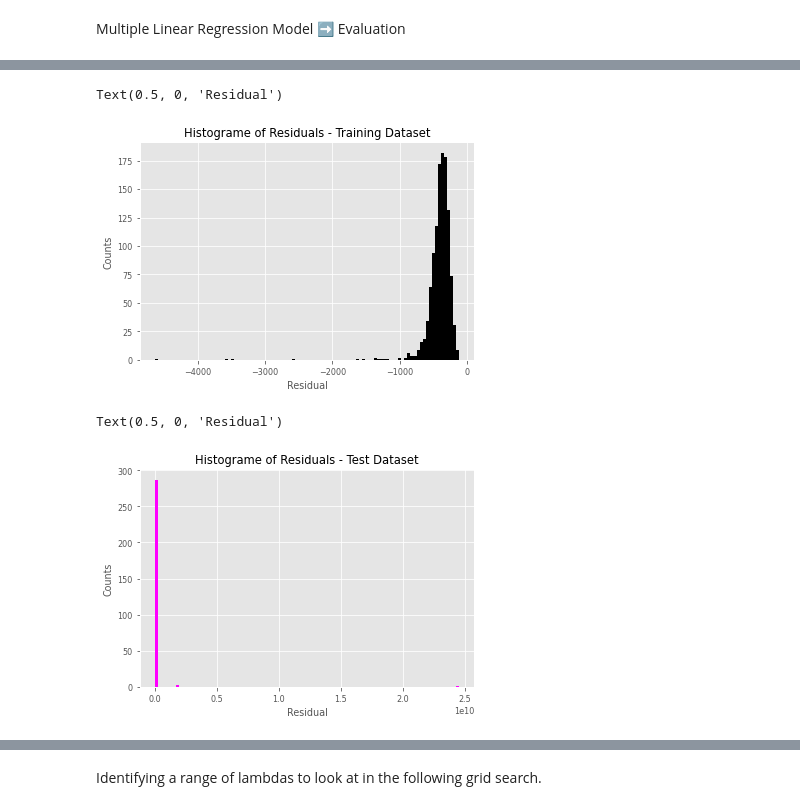
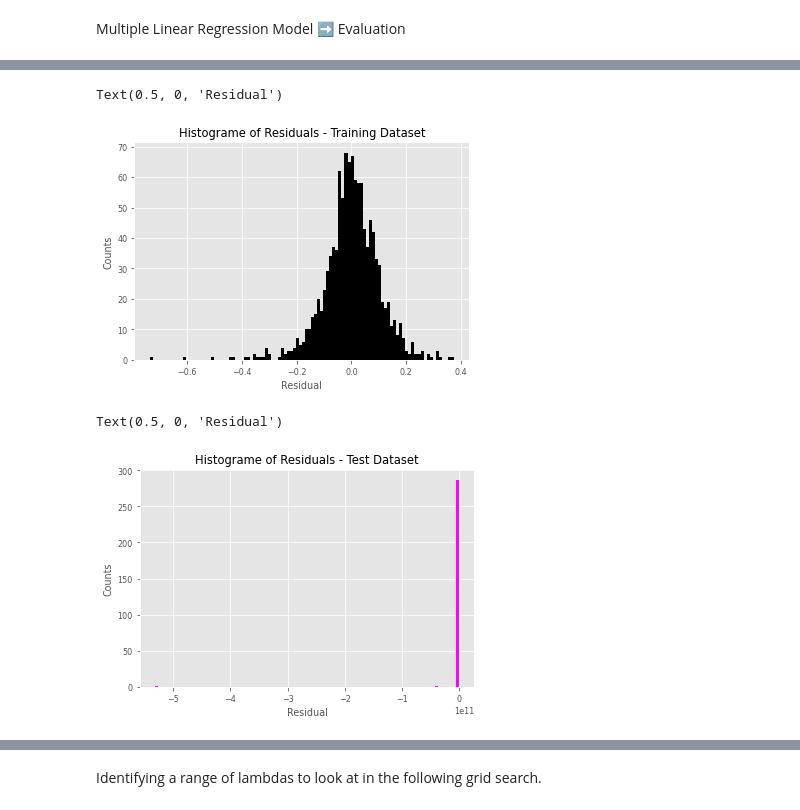
Before and after one commit to flyingcape/Ames_Iowa_HousePrices_Regression, a Jupyter notebook: ML_Project_LinearModels.ipynb, the cells around one changed output, grey strips where cells are left out. Cells and saved outputs as stored; diff of their text form; code cells hidden in the pictures.

```diff
--- a/ML_Project_LinearModels.ipynb
+++ b/ML_Project_LinearModels.ipynb
@@ -469,21 +516,21 @@ RMSE: $ 28672.301030852337
 # %%
-residuals_train = get_residuals(lm_model, X_train, y_train)
+residuals_train = get_residuals(lm_model, X_train_scaled, y_train)
 plt.hist(residuals_train, 100, facecolor = 'black');
 plt.title('Histograme of Residuals - Training Dataset')
 plt.ylabel('Counts')
 plt.xlabel('Residual')
 # %% [output]
 Text(0.5, 0, 'Residual')
-[figure, old version]
+[figure, new version]
 # %%
-residuals_test = get_residuals(lm_model, X_test, y_test)
+residuals_test = get_residuals(lm_model, X_test_scaled, y_test)
 plt.hist(residuals_test, 100, facecolor = 'magenta');
 plt.title('Histograme of Residuals - Test Dataset')
 plt.ylabel('Counts')
 plt.xlabel('Residual')
 # %% [output]
 Text(0.5, 0, 'Residual')
-[figure, old version]
+[figure, new version]
 # %%
 print('Linear Regression Model - No Regularization');
 plot_the_model(lm_model, X_train_scaled, y_train, X_test_scaled, y_test)
```
Also changed, not shown: parts of 61 cells of this notebook, 2 other files.
